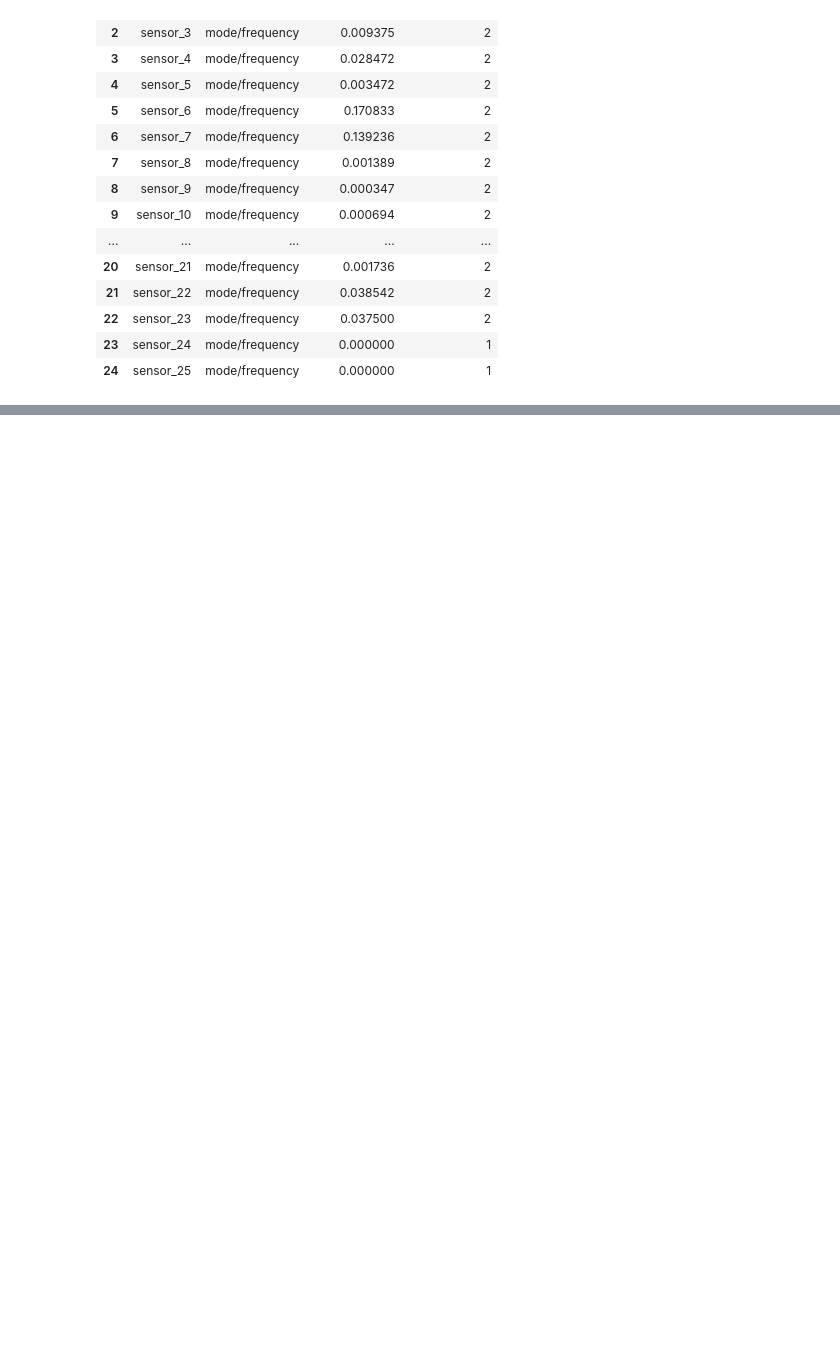
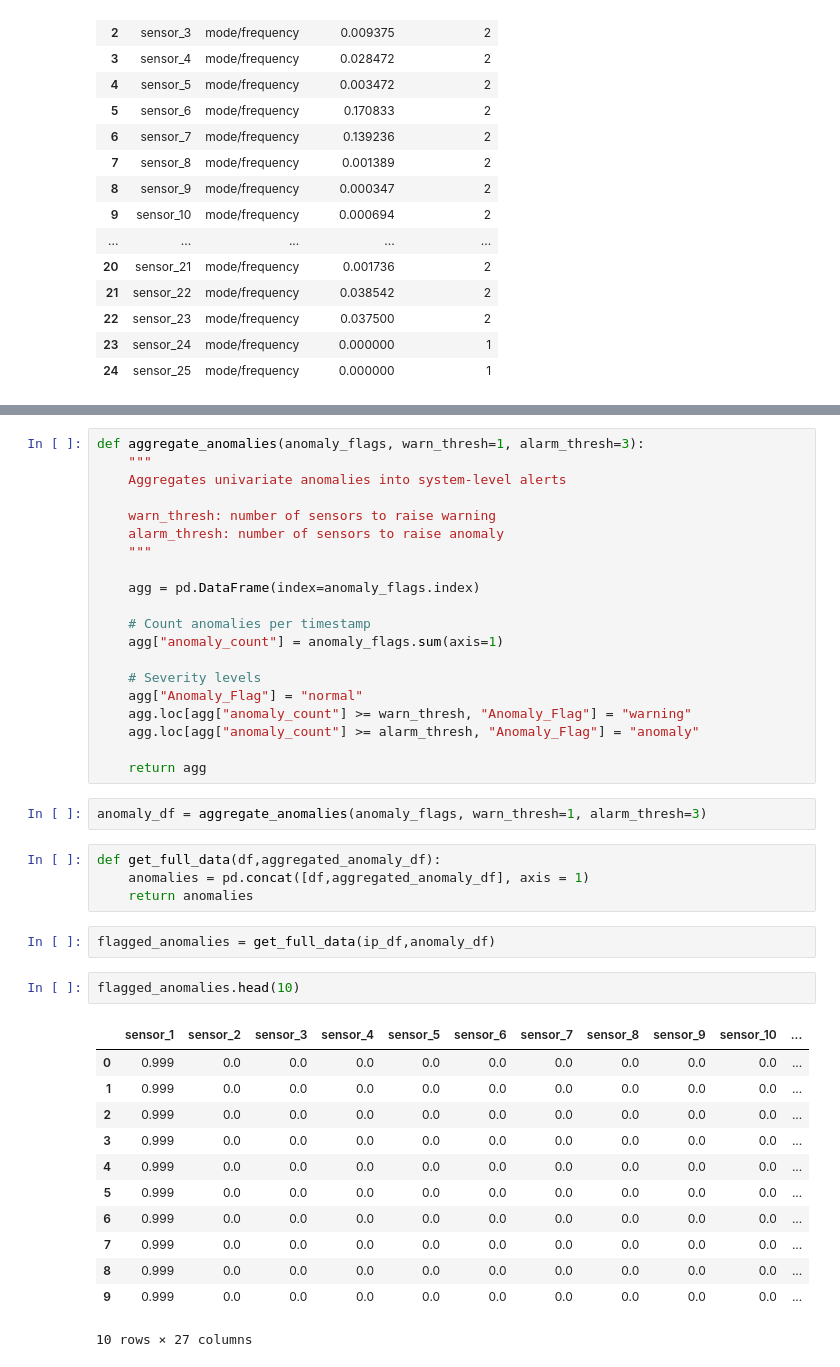
Before and after one commit to kiranmahara9600/Statistics, a Jupyter notebook: Code.ipynb, the cells around one changed output, grey strips where cells are left out. Drawn from its saved outputs; the diff is of its cells as text; blank space fills up the shorter version.

Commit message:
Multivariate Anomaly Detection - using aggregation of univariate anomalies

```diff
--- a/Code.ipynb
+++ b/Code.ipynb
@@ -232,0 +240,43 @@ summary_df
+# %%
+def aggregate_anomalies(anomaly_flags, warn_thresh=1, alarm_thresh=3):
+    """
+    Aggregates univariate anomalies into system-level alerts
+
+    warn_thresh: number of sensors to raise warning
+    alarm_thresh: number of sensors to raise anomaly
+    """
+
+    agg = pd.DataFrame(index=anomaly_flags.index)
+
+    # Count anomalies per timestamp
+    agg["anomaly_count"] = anomaly_flags.sum(axis=1)
+
+    # Severity levels
+    agg["Anomaly_Flag"] = "normal"
+    agg.loc[agg["anomaly_count"] >= warn_thresh, "Anomaly_Flag"] = "warning"
+    agg.loc[agg["anomaly_count"] >= alarm_thresh, "Anomaly_Flag"] = "anomaly"
+
+    return agg
+# %%
+anomaly_df = aggregate_anomalies(anomaly_flags, warn_thresh=1, alarm_thresh=3)
+# %%
+def get_full_data(df,aggregated_anomaly_df):
+    anomalies = pd.concat([df,aggregated_anomaly_df], axis = 1)
+    return anomalies
+# %%
+flagged_anomalies = get_full_data(ip_df,anomaly_df)
+# %%
+flagged_anomalies.head(10)
+# %% [output]
+|  | sensor_1 | sensor_2 | sensor_3 | sensor_4 | sensor_5 | sensor_6 | sensor_7 | sensor_8 | sensor_9 | sensor_10 | ... |
+| 0 | 0.999 | 0.0 | 0.0 | 0.0 | 0.0 | 0.0 | 0.0 | 0.0 | 0.0 | 0.0 | ... |
+| 1 | 0.999 | 0.0 | 0.0 | 0.0 | 0.0 | 0.0 | 0.0 | 0.0 | 0.0 | 0.0 | ... |
+| 2 | 0.999 | 0.0 | 0.0 | 0.0 | 0.0 | 0.0 | 0.0 | 0.0 | 0.0 | 0.0 | ... |
+| 3 | 0.999 | 0.0 | 0.0 | 0.0 | 0.0 | 0.0 | 0.0 | 0.0 | 0.0 | 0.0 | ... |
+| 4 | 0.999 | 0.0 | 0.0 | 0.0 | 0.0 | 0.0 | 0.0 | 0.0 | 0.0 | 0.0 | ... |
+| 5 | 0.999 | 0.0 | 0.0 | 0.0 | 0.0 | 0.0 | 0.0 | 0.0 | 0.0 | 0.0 | ... |
+| 6 | 0.999 | 0.0 | 0.0 | 0.0 | 0.0 | 0.0 | 0.0 | 0.0 | 0.0 | 0.0 | ... |
+| 7 | 0.999 | 0.0 | 0.0 | 0.0 | 0.0 | 0.0 | 0.0 | 0.0 | 0.0 | 0.0 | ... |
+| 8 | 0.999 | 0.0 | 0.0 | 0.0 | 0.0 | 0.0 | 0.0 | 0.0 | 0.0 | 0.0 | ... |
+| 9 | 0.999 | 0.0 | 0.0 | 0.0 | 0.0 | 0.0 | 0.0 | 0.0 | 0.0 | 0.0 | ... |
+10 rows × 27 columns
```
Also changed, not shown: parts of 3 cells of this notebook, 1 other file.
